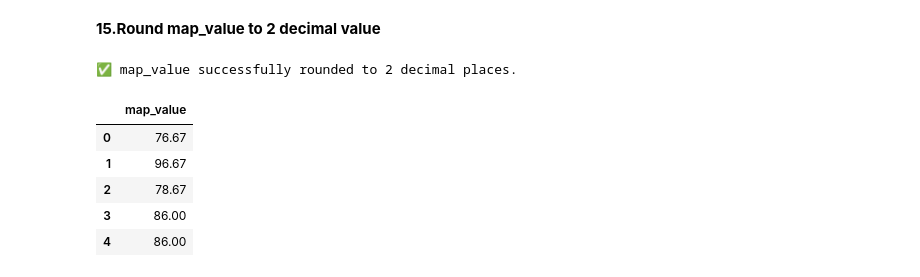
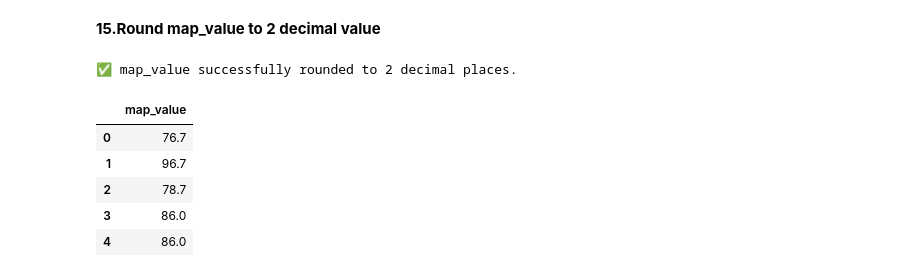
Before and after one commit to Shaffy-Sharma/Team6_PyForce_PythonHackathon_SEP2026, a Jupyter notebook: Team6_Lab_cleaning.ipynb, the cells around one changed output. Drawn from its saved outputs; the diff is of its cells as text; code cells hidden in the pictures.

```diff
--- a/Team6_Lab_cleaning.ipynb
+++ b/Team6_Lab_cleaning.ipynb
@@ -418,18 +418,18 @@ Total patient records with at least one vital sign equal to 0: 3
 # %%
 
 if 'map_value' in data.columns:
-    data['map_value'] = data['map_value'].round(2)
+    data['map_value'] = data['map_value'].round(1)
     print("✅ map_value successfully rounded to 2 decimal places.")
 
 
     display(data[['map_value']].head())
 else:
     print("⚠️ 'map_value' column not found in data.")
 # %% [output]
 ✅ map_value successfully rounded to 2 decimal places.
 |  | map_value |
-| 0 | 76.67 |
-| 1 | 96.67 |
-| 2 | 78.67 |
-| 3 | 86.00 |
-| 4 | 86.00 |
+| 0 | 76.7 |
+| 1 | 96.7 |
+| 2 | 78.7 |
+| 3 | 86.0 |
+| 4 | 86.0 |
```
Also changed, not shown: parts of 2 cells of this notebook, 1 other file.
